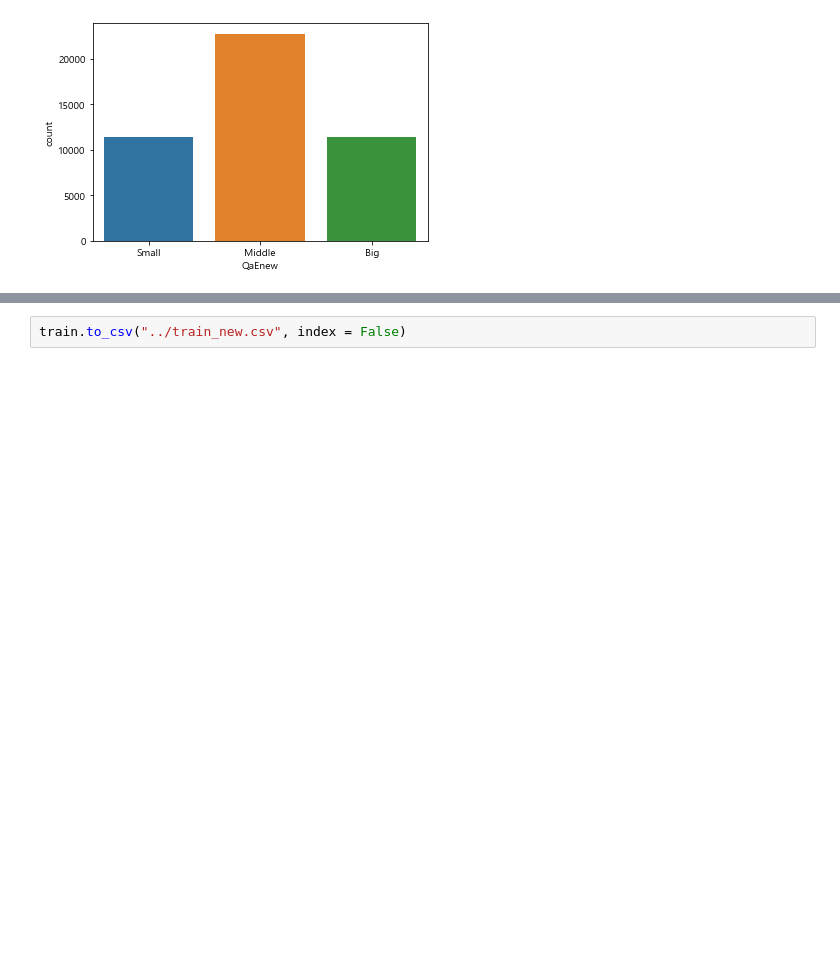
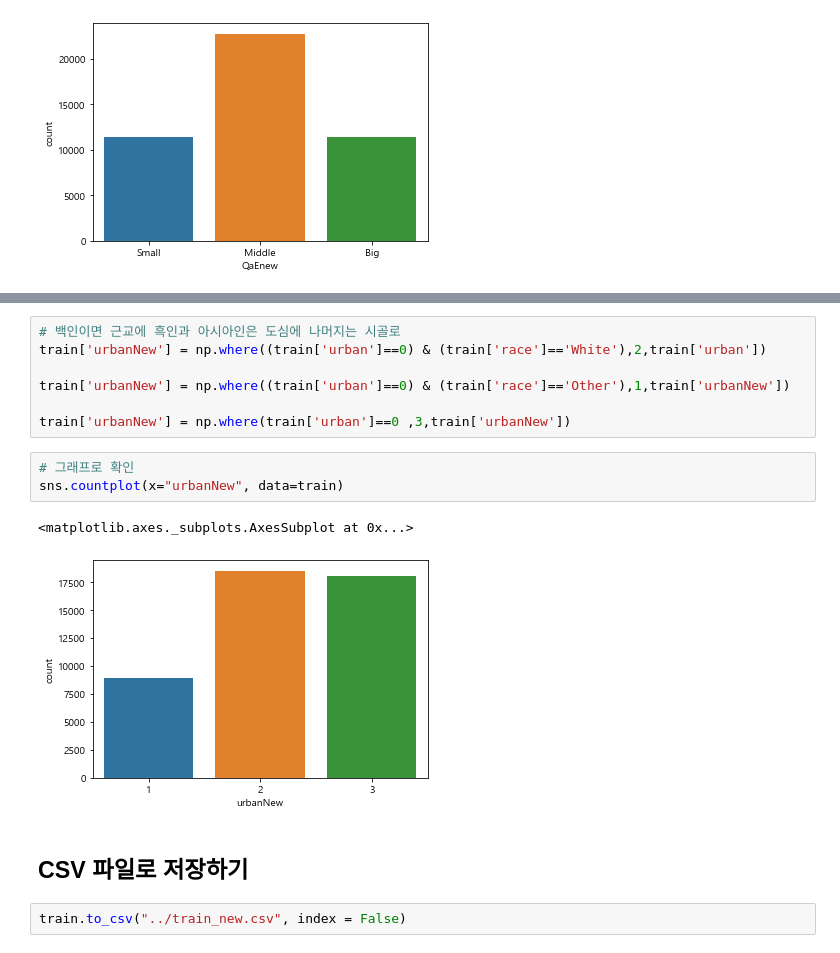
Before and after one commit to sryu219/TeamProject, a Jupyter notebook: FinalProject.ipynb, the cells around one changed output, grey strips where cells are left out. Drawn from its saved outputs; the diff is of its cells as text; blank space fills up the shorter version.

Commit message:
1006 urban 완료

```diff
--- a/FinalProject.ipynb
+++ b/FinalProject.ipynb
@@ -980,2 +1003,17 @@ sns.countplot(x="QaEnew", data=train)
+# %%
+# 백인이면 근교에 흑인과 아시아인은 도심에 나머지는 시골로
+train['urbanNew'] = np.where((train['urban']==0) & (train['race']=='White'),2,train['urban'])
+
+train['urbanNew'] = np.where((train['urban']==0) & (train['race']=='Other'),1,train['urbanNew'])
+
+train['urbanNew'] = np.where(train['urban']==0 ,3,train['urbanNew'])
+# %%
+# 그래프로 확인
+sns.countplot(x="urbanNew", data=train)
+# %% [output]
+<matplotlib.axes._subplots.AxesSubplot at 0x...>
+[figure, added]
+# %% [markdown]
+## CSV 파일로 저장하기
 # %%
 train.to_csv("../train_new.csv", index = False)
```
Also changed, not shown: parts of 3 cells of this notebook.
